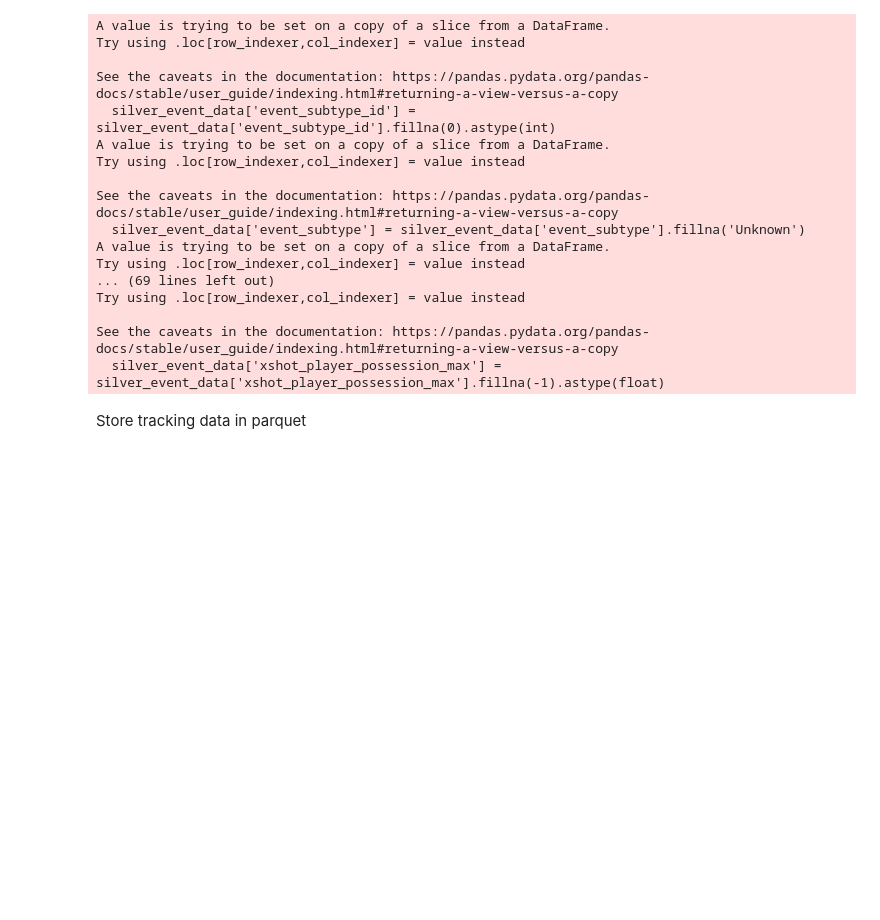
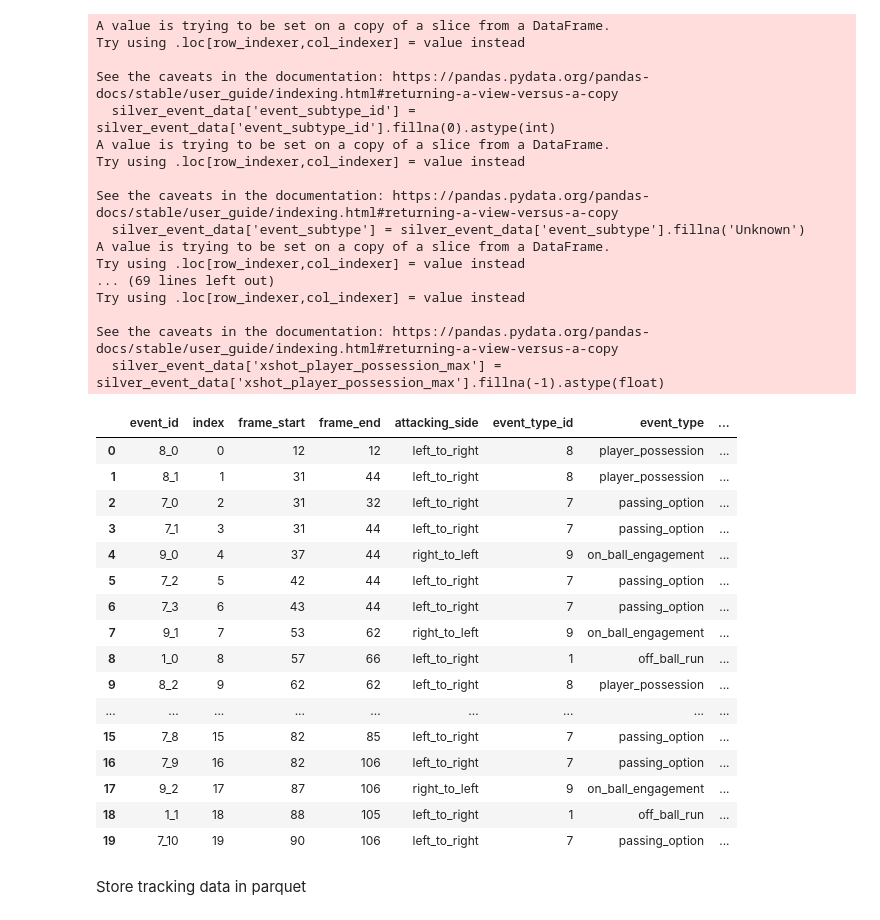
Before and after one commit to MihirT906/PlayTactix, a Jupyter notebook: backend/services/test_data_ingestion.ipynb, the cells around one changed output. Saved outputs shown, nothing was run; the diff lists cells and outputs as text; code cells hidden in the pictures; blank space fills up the shorter version.

```diff
--- a/backend/services/test_data_ingestion.ipynb
+++ b/backend/services/test_data_ingestion.ipynb
@@ -8,5 +8,5 @@ import json
 from data_ingestor_github import SkillCornerDataIngestor
 di = SkillCornerDataIngestor()
 # %%
-# To load all the data
-data = di.load_data(match_id=1886347)
+# # To load all the data
+# data = di.load_data(match_id=1886347)
@@ -61,6 +43,27 @@ Try using .loc[row_indexer,col_indexer] = value instead
 
 See the caveats in the documentation: https://pandas.pydata.org/pandas-docs/stable/user_guide/indexing.html#returning-a-view-versus-a-copy
   silver_event_data['xshot_player_possession_max'] = silver_event_data['xshot_player_possession_max'].fillna(-1).astype(float)
+# %%
+pd.set_option('display.max_columns', None)
+silver_event_data.head(20)
+# %% [output]
+|  | event_id | index | frame_start | frame_end | attacking_side | event_type_id | event_type | ... |
+| 0 | 8_0 | 0 | 12 | 12 | left_to_right | 8 | player_possession | ... |
+| 1 | 8_1 | 1 | 31 | 44 | left_to_right | 8 | player_possession | ... |
+| 2 | 7_0 | 2 | 31 | 32 | left_to_right | 7 | passing_option | ... |
+| 3 | 7_1 | 3 | 31 | 44 | left_to_right | 7 | passing_option | ... |
+| 4 | 9_0 | 4 | 37 | 44 | right_to_left | 9 | on_ball_engagement | ... |
+| 5 | 7_2 | 5 | 42 | 44 | left_to_right | 7 | passing_option | ... |
+| 6 | 7_3 | 6 | 43 | 44 | left_to_right | 7 | passing_option | ... |
+| 7 | 9_1 | 7 | 53 | 62 | right_to_left | 9 | on_ball_engagement | ... |
+| 8 | 1_0 | 8 | 57 | 66 | left_to_right | 1 | off_ball_run | ... |
+| 9 | 8_2 | 9 | 62 | 62 | left_to_right | 8 | player_possession | ... |
+| ... | ... | ... | ... | ... | ... | ... | ... | ... |
+| 15 | 7_8 | 15 | 82 | 85 | left_to_right | 7 | passing_option | ... |
+| 16 | 7_9 | 16 | 82 | 106 | left_to_right | 7 | passing_option | ... |
+| 17 | 9_2 | 17 | 87 | 106 | right_to_left | 9 | on_ball_engagement | ... |
+| 18 | 1_1 | 18 | 88 | 105 | left_to_right | 1 | off_ball_run | ... |
+| 19 | 7_10 | 19 | 90 | 106 | left_to_right | 7 | passing_option | ... |
 # %%
 # schema = {
 
```
Also changed, not shown: parts of 1 cell of this notebook, 1 other file.
